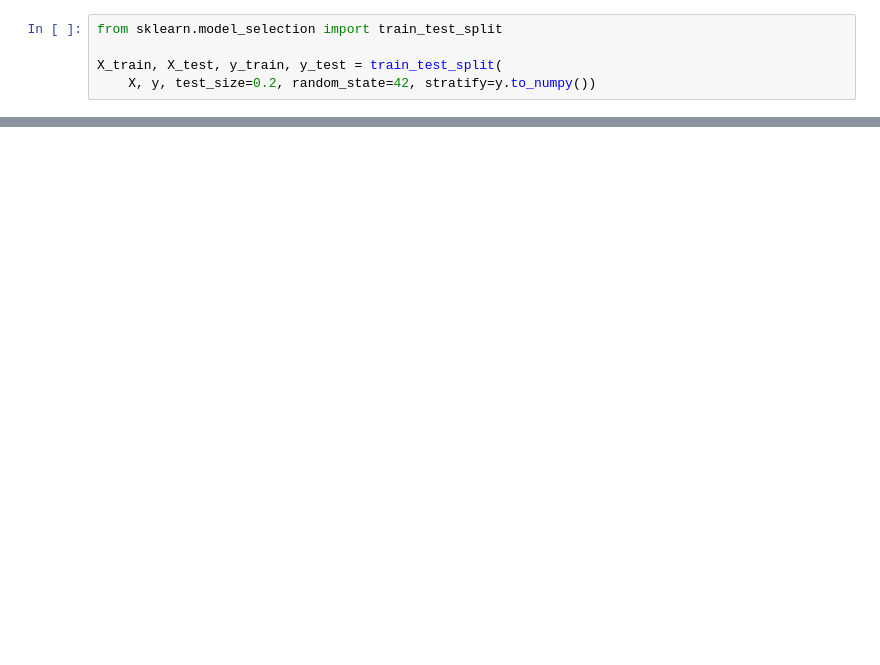
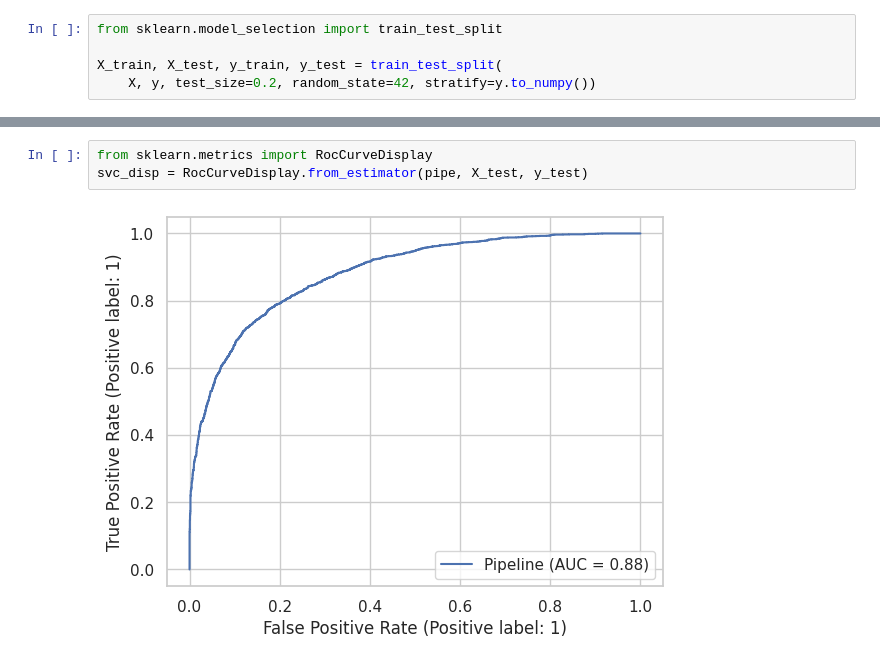
Before and after one commit to wilberquito/Sarcasm-Detector, a Jupyter notebook: detection.ipynb, the cells around one changed output, grey strips where cells are left out. Drawn from its saved outputs; the diff is of its cells as text; blank space fills up the shorter version.

```diff
--- a/detection.ipynb
+++ b/detection.ipynb
@@ -519,0 +487,5 @@ y_test.tail(20)
+# %%
+from sklearn.metrics import RocCurveDisplay
+svc_disp = RocCurveDisplay.from_estimator(pipe, X_test, y_test)
+# %% [output]
+[figure, added]
```
Also changed, not shown: parts of 35 cells of this notebook.
